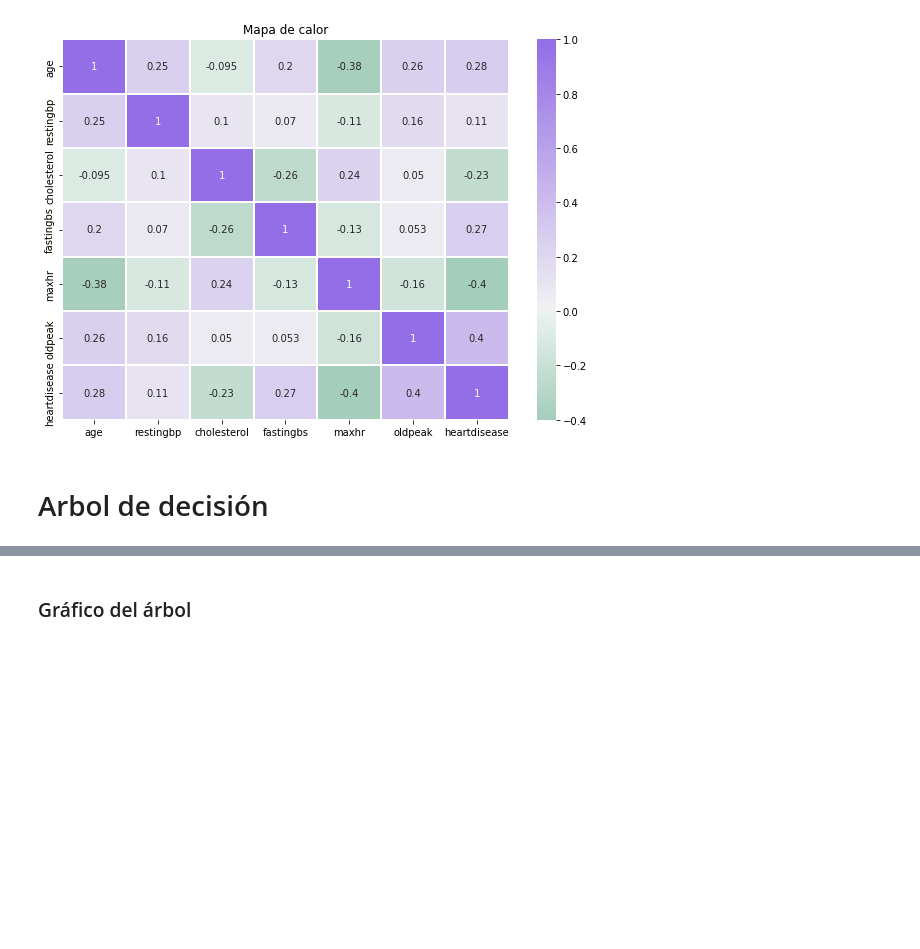
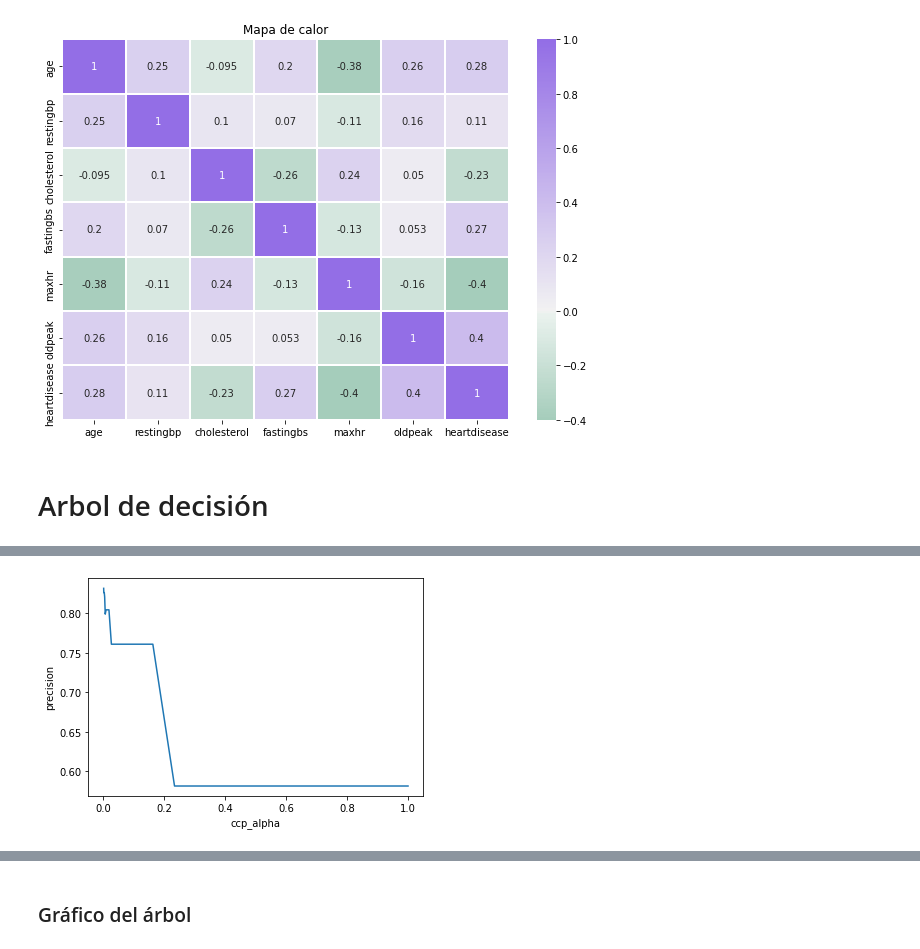
Before and after one commit to AgusDelga2/Heart-Failure-Poyect, a Jupyter notebook: Insuficiencia_cardiaca_proyeto_ISPC.ipynb, the cells around one changed output, grey strips where cells are left out. Drawn from its saved outputs; the diff is of its cells as text; code cells hidden in the pictures; blank space fills up the shorter version.

```diff
--- a/Insuficiencia_cardiaca_proyeto_ISPC.ipynb
+++ b/Insuficiencia_cardiaca_proyeto_ISPC.ipynb
@@ -247,3 +277,11 @@ print(precision_ccp)
+# %%
+#Graficamos cada pecision con su ccp_alpha
+plt.plot(ccp, precision_ccp)
+plt.xlabel('ccp_alpha')
+plt.ylabel('precision')
+plt.show()
+# %% [output]
+[figure, added]
 # %%
 #Utilizamos np.max() para encontrar la mayor precision
 max_precision_ccp = np.max(precision_ccp)
```
Also changed, not shown: parts of 29 cells of this notebook.
